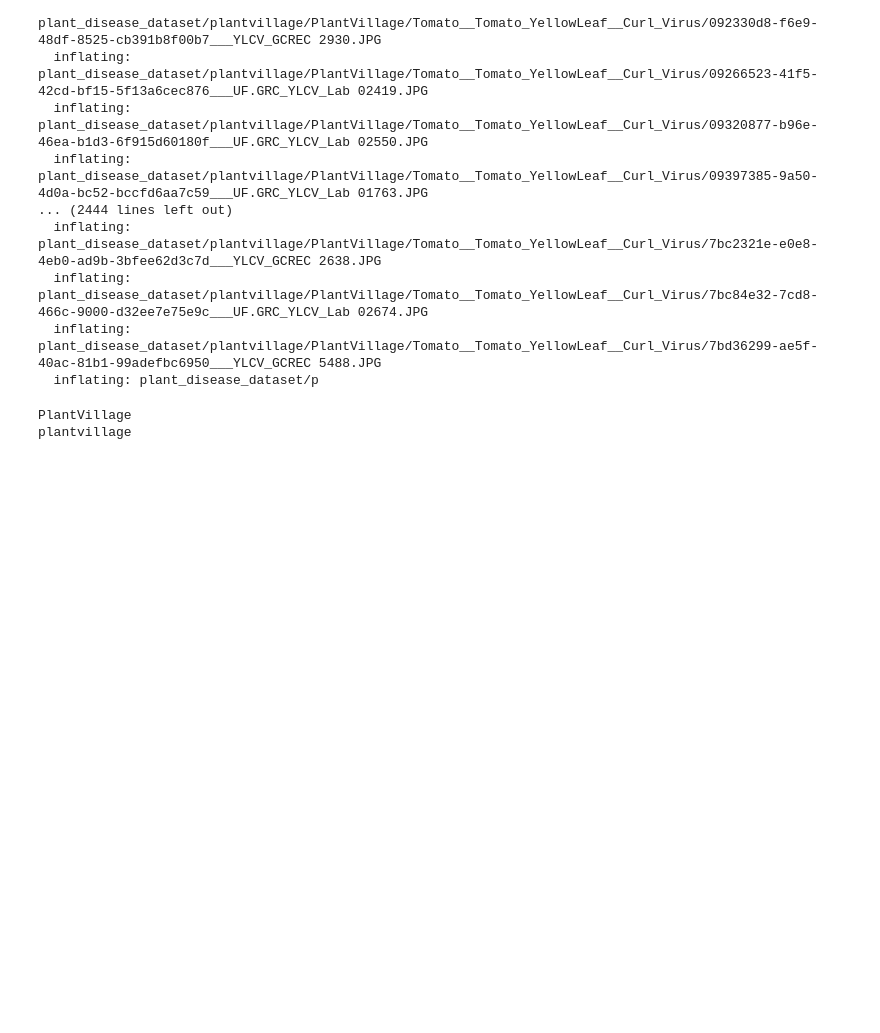
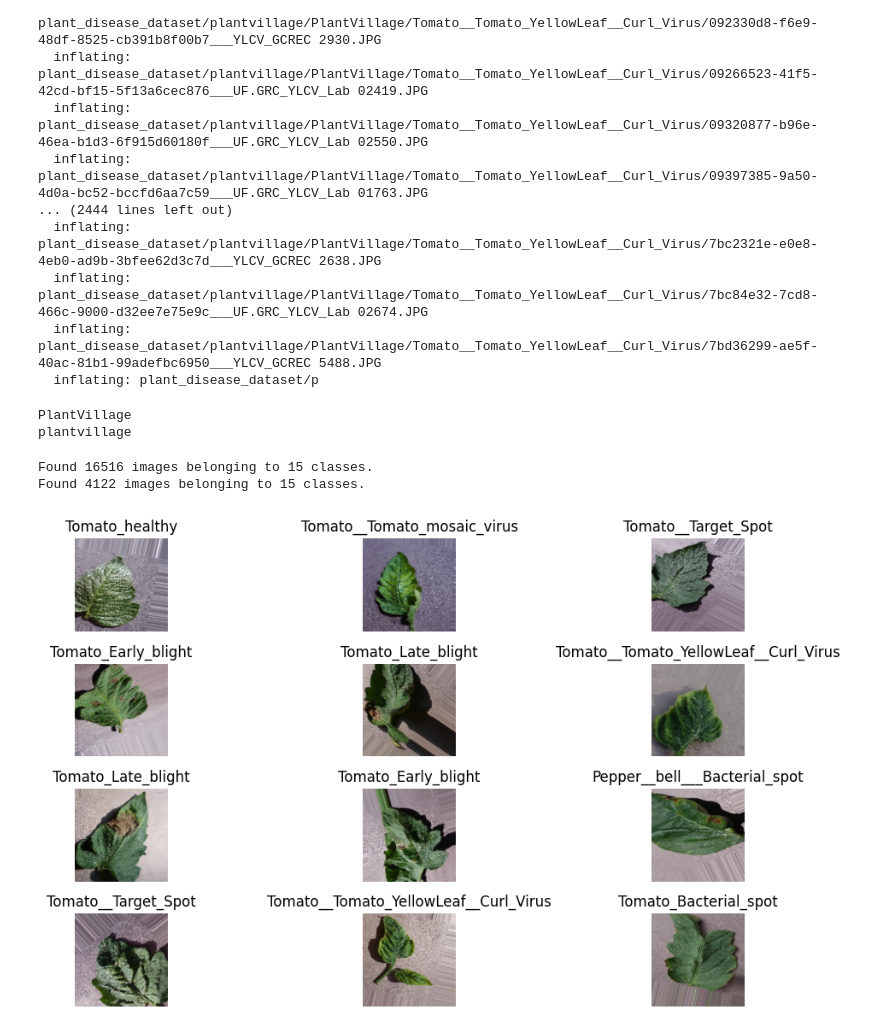
Before and after one commit to MOUNESH-M/crop-disease-detection-ai, a Jupyter notebook: Crop_Disease_Detection_AI.ipynb, the cells around one changed output. Saved outputs shown, nothing was run; the diff lists cells and outputs as text; code cells hidden in the pictures; blank space fills up the shorter version.

Commit message:
Added Data pre-processing and visualization

```diff
--- a/Crop_Disease_Detection_AI.ipynb
+++ b/Crop_Disease_Detection_AI.ipynb
@@ -44,3 +44,56 @@ for folder in os.listdir(base_dir):
 # %% [output]
 PlantVillage
 plantvillage
+# %%
+import tensorflow as tf
+from tensorflow.keras.preprocessing.image import ImageDataGenerator
+import matplotlib.pyplot as plt
+import os
+
+data_dir='plant_disease_dataset/PlantVillage'
+IMG_SIZE=(128,128)
+BATCH_SIZE=32
+#Creating a image generator with desired agumentation
+train_datagen=ImageDataGenerator(
+    rescale=1./255,
+    validation_split=0.2,
+    rotation_range=40,
+    width_shift_range=0.2,
+    height_shift_range=0.2,
+    shear_range=0.2,
+    zoom_range=0.2)
+
+#Loading and augumenting the images form the dataset for training set
+train_generator=train_datagen.flow_from_directory(
+    data_dir,
+    target_size=IMG_SIZE,
+    batch_size=BATCH_SIZE,
+    class_mode='categorical',
+    subset='training',
+    shuffle=True)
+
+#for validation set
+validation_generator=train_datagen.flow_from_directory(
+    data_dir,
+    target_size=IMG_SIZE,
+    batch_size=BATCH_SIZE,
+    class_mode='categorical',
+    subset='validation',
+    shuffle=True)
+
+#Visualizing the sampels
+class_names=list(train_generator.class_indices.keys())
+x_batch,y_batch=next(train_generator)
+plt.figure(figsize=(12,6))
+for i in range(12):
+  plt.subplot(4,3,i+1)
+  plt.imshow(x_batch[i])
+  label=class_names[y_batch[i].argmax()]
+  plt.title(label)
+  plt.axis('off')
+plt.tight_layout()
+plt.show()
+# %% [output]
+Found 16516 images belonging to 15 classes.
+Found 4122 images belonging to 15 classes.
+[figure, added]
```
